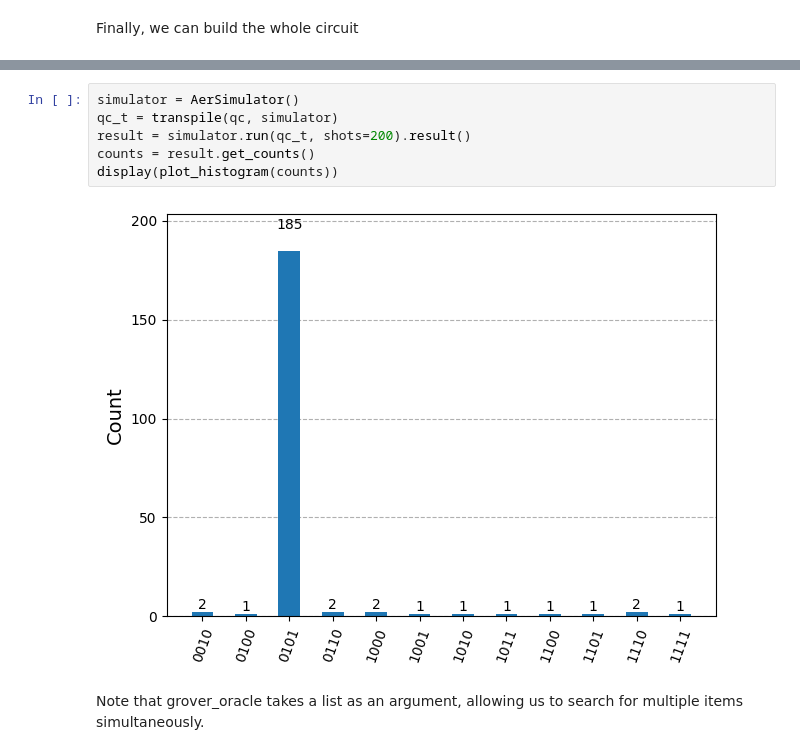
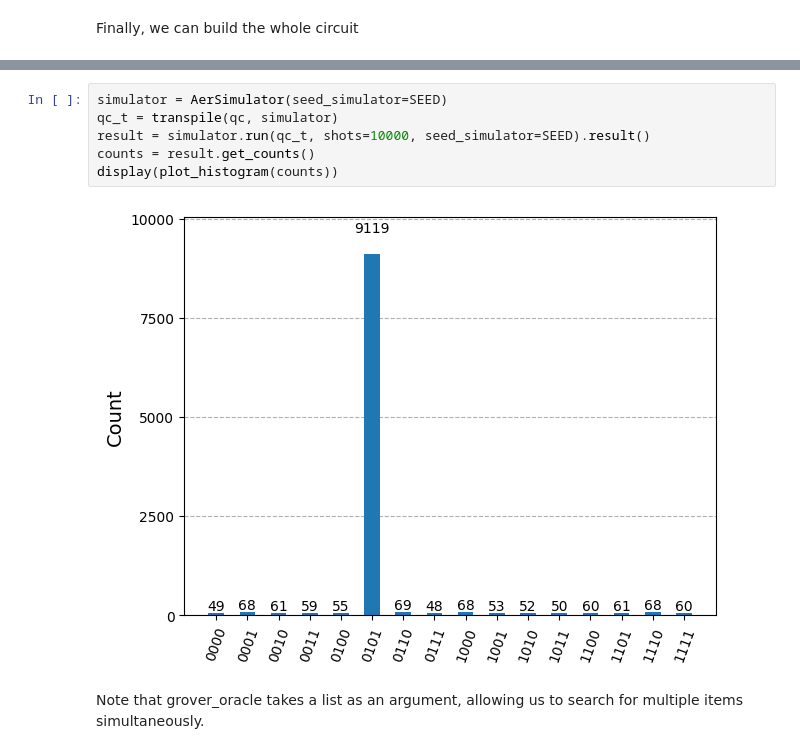
Before and after one commit to mariomeendezz/Grovers-algorithm, a Jupyter notebook: src/grover.ipynb, the cells around one changed output, grey strips where cells are left out. Cells and saved outputs as stored; diff of their text form.

```diff
--- a/src/grover.ipynb
+++ b/src/grover.ipynb
@@ -631,11 +647,11 @@ qc.draw(output="mpl")
 # %%
-simulator = AerSimulator()
+simulator = AerSimulator(seed_simulator=SEED)
 qc_t = transpile(qc, simulator)
-result = simulator.run(qc_t, shots=200).result()
+result = simulator.run(qc_t, shots=10000, seed_simulator=SEED).result()
 counts = result.get_counts()
 display(plot_histogram(counts))
 # %% [output]
-[figure, old version]
+[figure, new version]
 # %% [markdown]
 Note that grover_oracle takes a list as an argument, allowing us to search for multiple items simultaneously.
 # %%
```
Also changed, not shown: parts of 45 cells of this notebook, 22 other files.
